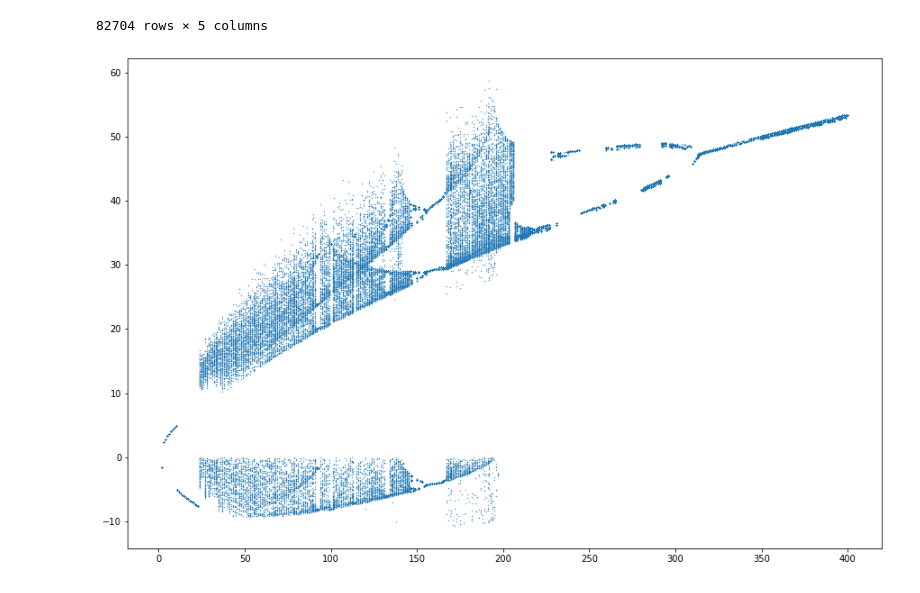
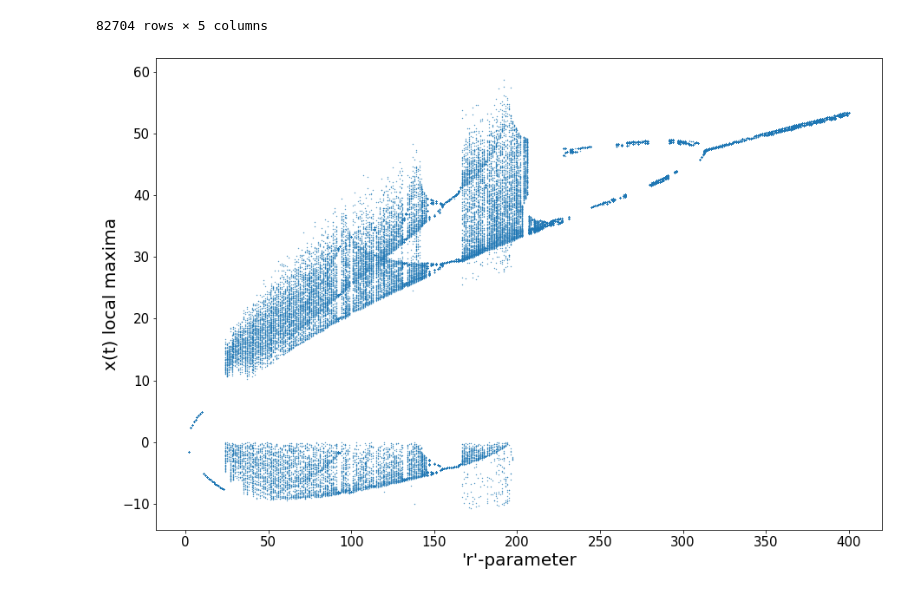
Before and after one commit to rlkennedyreid/bangor_repository, a Jupyter notebook: Python/lorenz_equation/lorenz_equations.ipynb, the cells around one changed output. Drawn from its saved outputs; the diff is of its cells as text; code cells hidden in the pictures.

```diff
--- a/Python/lorenz_equation/lorenz_equations.ipynb
+++ b/Python/lorenz_equation/lorenz_equations.ipynb
@@ -44,10 +55,17 @@ bifurcation_data
 # %%
 plt.rcParams['legend.fontsize'] = 10
 
 fig = plt.figure(figsize=(15,10))
+ax = fig.gca()
+
+ax.xaxis.set_tick_params(labelsize=15)
+ax.yaxis.set_tick_params(labelsize=15)
+
+ax.set_xlabel("'r'-parameter", size = 20)
+ax.set_ylabel('x(t) local maxima', size = 20)
 
 plt.scatter(bifurcation_data[1], bifurcation_data[2], marker='.', s=0.5)
 
-plt.savefig(data_directory + StringTimestamp() + "lorenz_bifurcation.png", format = 'png')
+plt.savefig(data_directory + StringTimestamp() + "lorenz_bifurcation.pdf", format = 'pdf', bbox_inches='tight')
 # %% [output]
-[figure, old version]
+[figure, new version]
```
Also changed, not shown: parts of 2 cells of this notebook.
